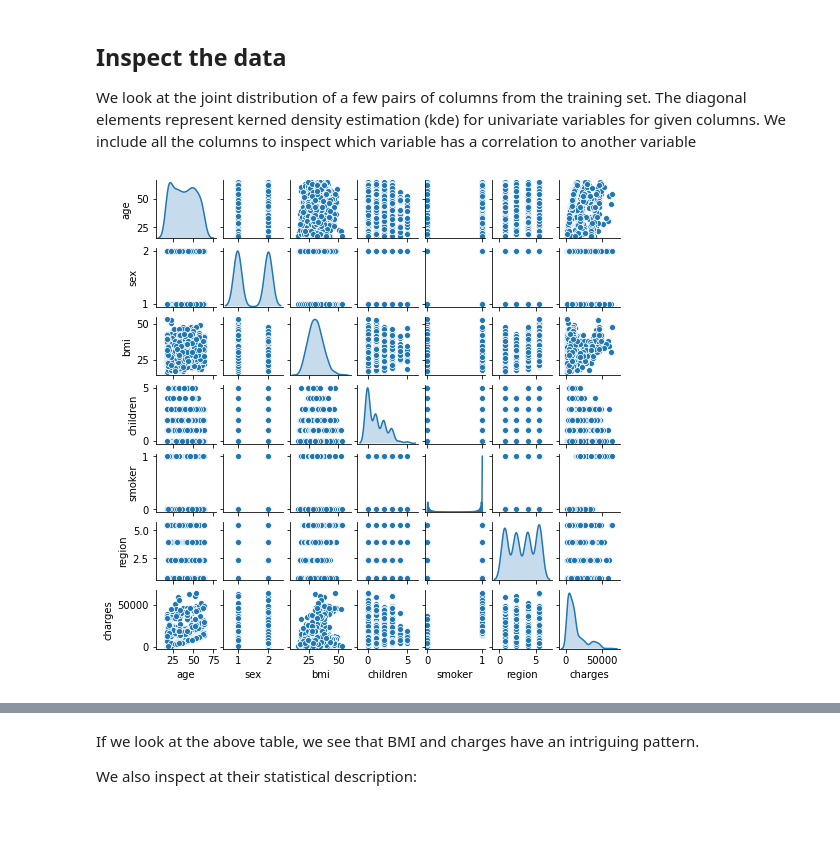
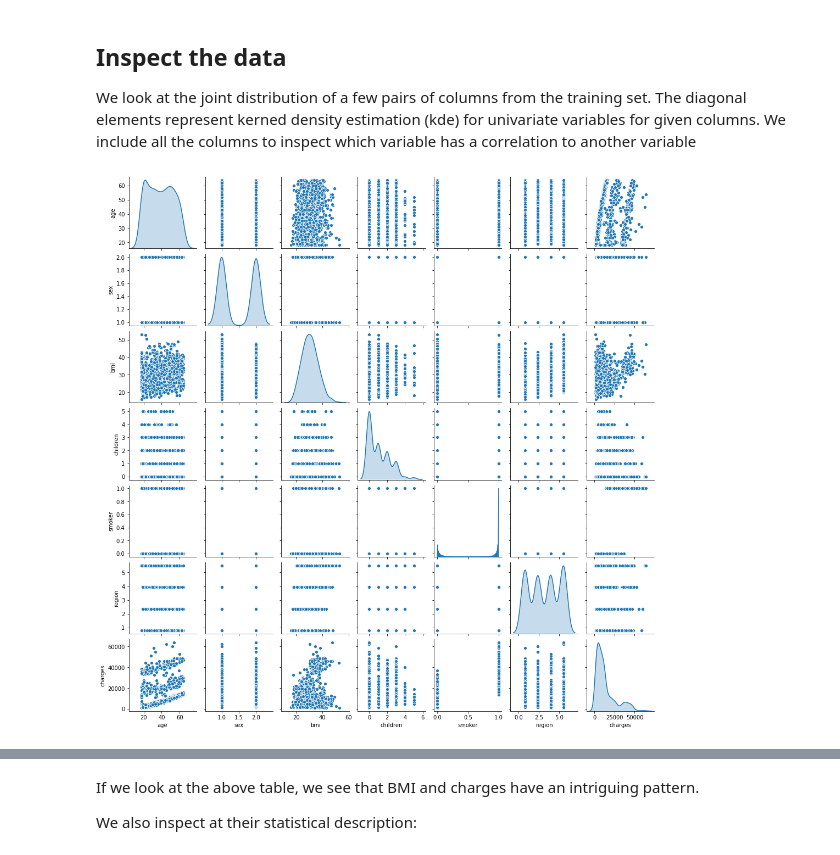
Before and after one commit to LugoBlogger/MLCC-Assignment-05, a Jupyter notebook: medical_cost_forecast.ipynb, the cells around one changed output, grey strips where cells are left out. Drawn from its saved outputs; the diff is of its cells as text; code cells hidden in the pictures; blank space fills up the shorter version.

```diff
--- a/medical_cost_forecast.ipynb
+++ b/medical_cost_forecast.ipynb
@@ -98,7 +96,7 @@ dataset.loc[dataset['region'] == 'northwest', 'region'] = 3*np.pi/4
 dataset.loc[dataset['region'] == 'southwest', 'region'] = 5*np.pi/4
 dataset.loc[dataset['region'] == 'southeast', 'region'] = 7*np.pi/4
 
-train_dataset['region'] = pd.to_numeric(train_dataset['region'])
+dataset['region'] = pd.to_numeric(dataset['region'])
 
 dataset
 # %% [output]
@@ -137,9 +135,9 @@ We look at the joint distribution of a few pairs of columns from the training se
 # %%
 sns.pairplot(train_dataset[['age', 'sex', 'bmi', 'children', 'smoker',
                             'region', 'charges']],
-             diag_kind='kde', height=1);
+             diag_kind='kde', height=2);
 # %% [output]
-[figure, old version]
+[figure, new version]
 # %%
 train_dataset
 # %% [output]
```
Also changed, not shown: parts of 29 cells of this notebook.
